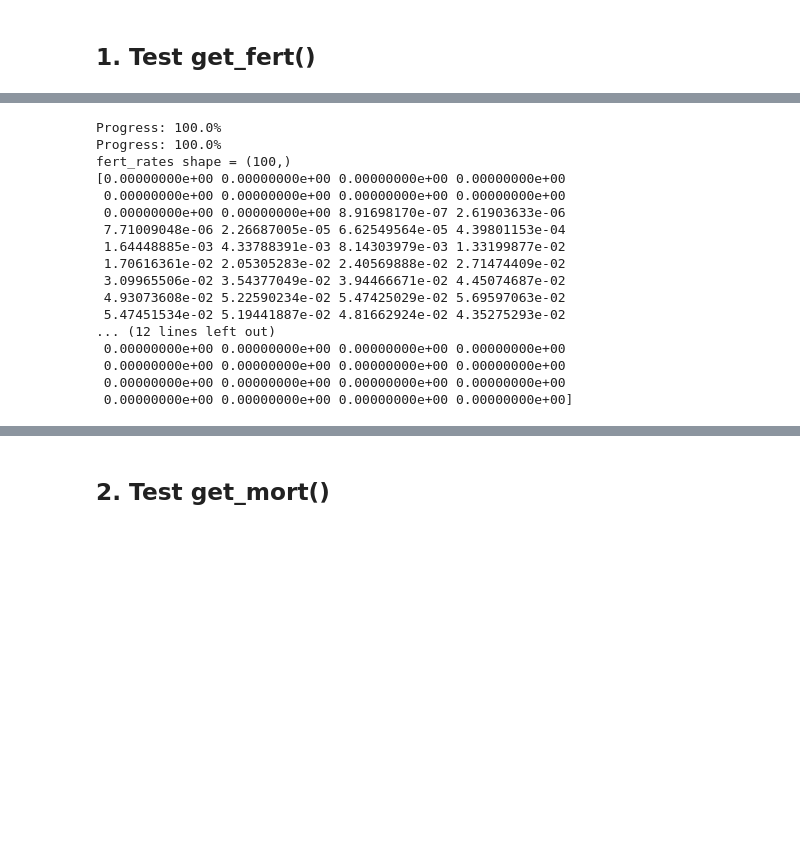
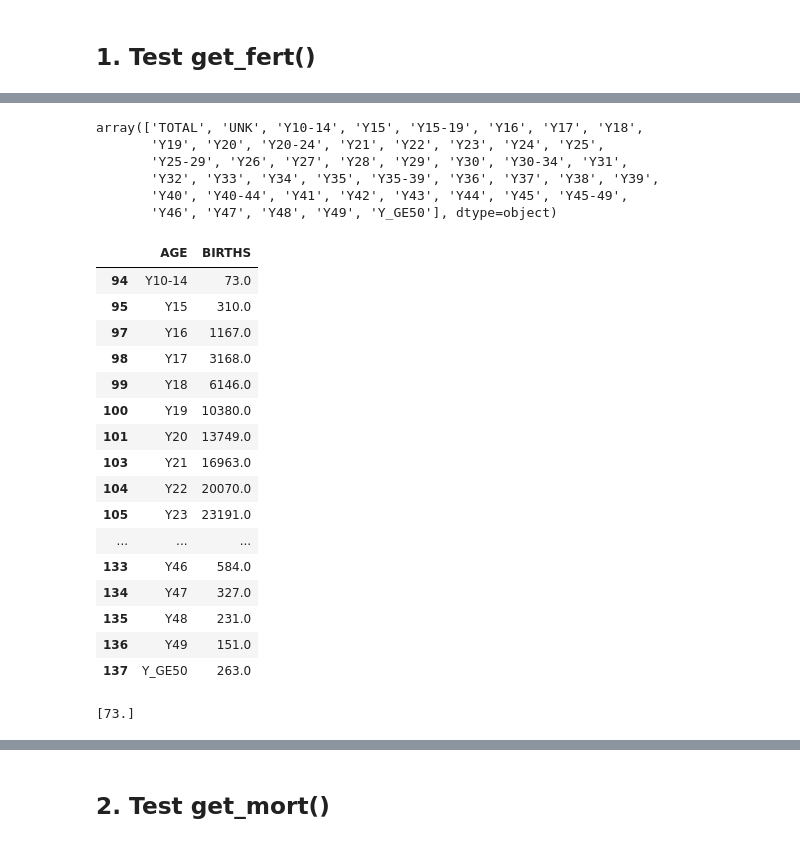
Before and after one commit to PSLmodels/OG-UK, a Jupyter notebook: oguk/OGUKdemog.ipynb, the cells around one changed output, grey strips where cells are left out. Saved outputs shown, nothing was run; the diff lists cells and outputs as text; code cells hidden in the pictures; blank space fills up the shorter version.

```diff
--- a/oguk/OGUKdemog.ipynb
+++ b/oguk/OGUKdemog.ipynb
@@ -10,28 +132,65 @@ import matplotlib.pyplot as plt
+# %%
+df_fert['AGE'].unique()
+# %% [output]
+array(['TOTAL', 'UNK', 'Y10-14', 'Y15', 'Y15-19', 'Y16', 'Y17', 'Y18',
+       'Y19', 'Y20', 'Y20-24', 'Y21', 'Y22', 'Y23', 'Y24', 'Y25',
+       'Y25-29', 'Y26', 'Y27', 'Y28', 'Y29', 'Y30', 'Y30-34', 'Y31',
+       'Y32', 'Y33', 'Y34', 'Y35', 'Y35-39', 'Y36', 'Y37', 'Y38', 'Y39',
+       'Y40', 'Y40-44', 'Y41', 'Y42', 'Y43', 'Y44', 'Y45', 'Y45-49',
+       'Y46', 'Y47', 'Y48', 'Y49', 'Y_GE50'], dtype=object)
+# %%
+df_fert = df_fert[(df_fert["SEX"] == "T")]
+df_fert = df_fert.drop(
+    columns=["UNIT", "SEX", "GEO", "FREQ", Obs_status_col]
+)
+# %%
+df_fert.rename(columns={Year: "BIRTHS"}, inplace=True)
+# %%
+indexNames = df_fert[
+    (df_fert["AGE"] == "TOTAL")
+    | (df_fert["AGE"] == "UNK")
+    | (df_fert["AGE"] == "Y15-19")
+    | (df_fert["AGE"] == "Y20-24")
+    | (df_fert["AGE"] == "Y25-29")
+    | (df_fert["AGE"] == "Y30-34")
+    | (df_fert["AGE"] == "Y35-39")
+    | (df_fert["AGE"] == "Y40-44")
+    | (df_fert["AGE"] == "Y45-49")
+].index
+df_fert.drop(indexNames, inplace=True)
+# %%
+df_fert['BIRTHS'] = df_fert['BIRTHS'].astype(np.float64)
+# %%
+df_fert
+# %% [output]
+|  | AGE | BIRTHS |
+| 94 | Y10-14 | 73.0 |
+| 95 | Y15 | 310.0 |
+| 97 | Y16 | 1167.0 |
+| 98 | Y17 | 3168.0 |
+| 99 | Y18 | 6146.0 |
+| 100 | Y19 | 10380.0 |
+| 101 | Y20 | 13749.0 |
+| 103 | Y21 | 16963.0 |
+| 104 | Y22 | 20070.0 |
+| 105 | Y23 | 23191.0 |
+| ... | ... | ... |
+| 133 | Y46 | 584.0 |
+| 134 | Y47 | 327.0 |
+| 135 | Y48 | 231.0 |
+| 136 | Y49 | 151.0 |
+| 137 | Y_GE50 | 263.0 |
+# %%
+print(df_fert['BIRTHS'].loc[df_fert["AGE"] == "Y10-14"].values.astype(float))
+# %% [output]
+[73.]
 # %%
 # Test get_fert
 totpers = 100
-base_yr = 2018
+base_yr = 2012
 fert_rates = dmg.get_fert(totpers, base_yr, download=True)
 print('fert_rates shape =', fert_rates.shape)
 print(fert_rates)
-# %% [output]
-Progress: 100.0%
-Progress: 100.0%
-fert_rates shape = (100,)
-[0.00000000e+00 0.00000000e+00 0.00000000e+00 0.00000000e+00
- 0.00000000e+00 0.00000000e+00 0.00000000e+00 0.00000000e+00
- 0.00000000e+00 0.00000000e+00 8.91698170e-07 2.61903633e-06
- 7.71009048e-06 2.26687005e-05 6.62549564e-05 4.39801153e-04
- 1.64448885e-03 4.33788391e-03 8.14303979e-03 1.33199877e-02
- 1.70616361e-02 2.05305283e-02 2.40569888e-02 2.71474409e-02
- 3.09965506e-02 3.54377049e-02 3.94466671e-02 4.45074687e-02
- 4.93073608e-02 5.22590234e-02 5.47425029e-02 5.69597063e-02
- 5.47451534e-02 5.19441887e-02 4.81662924e-02 4.35275293e-02
-... (12 lines left out)
- 0.00000000e+00 0.00000000e+00 0.00000000e+00 0.00000000e+00
- 0.00000000e+00 0.00000000e+00 0.00000000e+00 0.00000000e+00
- 0.00000000e+00 0.00000000e+00 0.00000000e+00 0.00000000e+00
- 0.00000000e+00 0.00000000e+00 0.00000000e+00 0.00000000e+00]
 # %%
 # Plot fertility rates by period
 plt.plot(np.arange(totpers), fert_rates)
```
Also changed, not shown: parts of 14 cells of this notebook.
